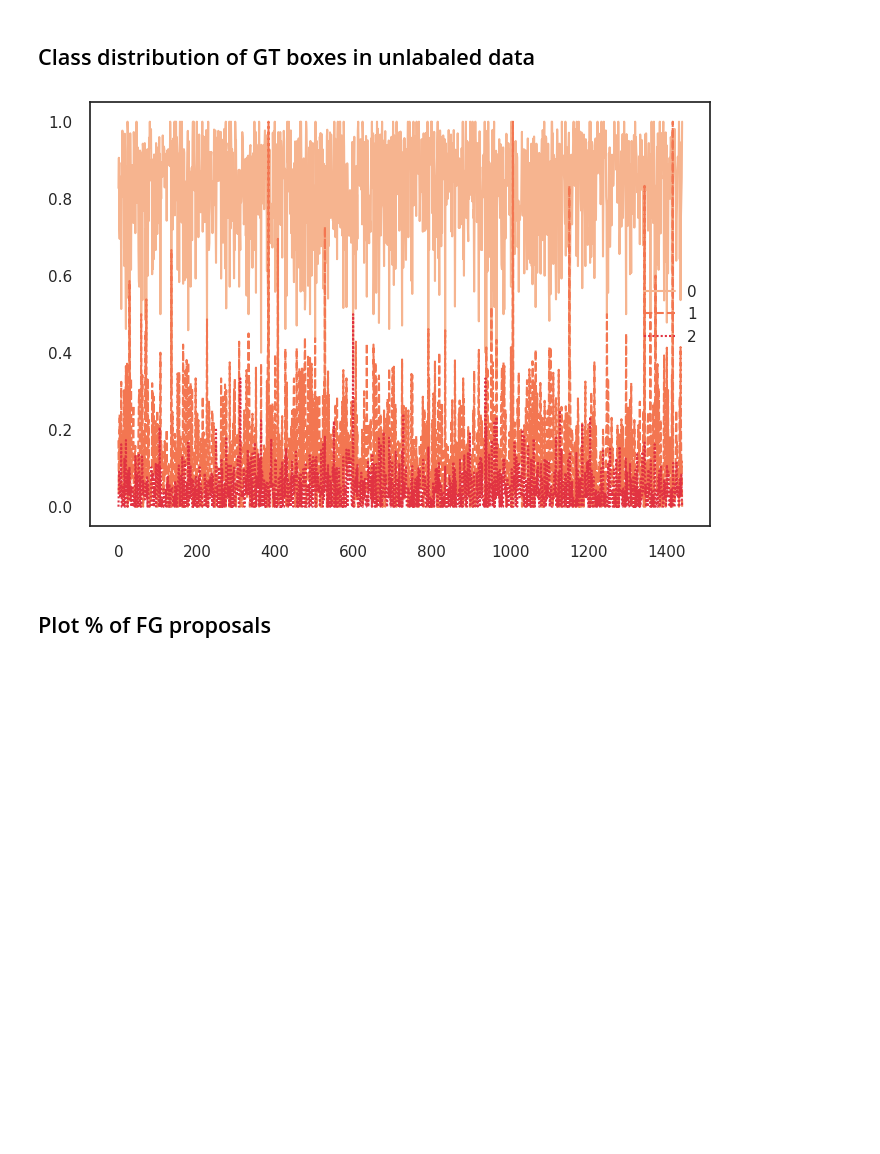
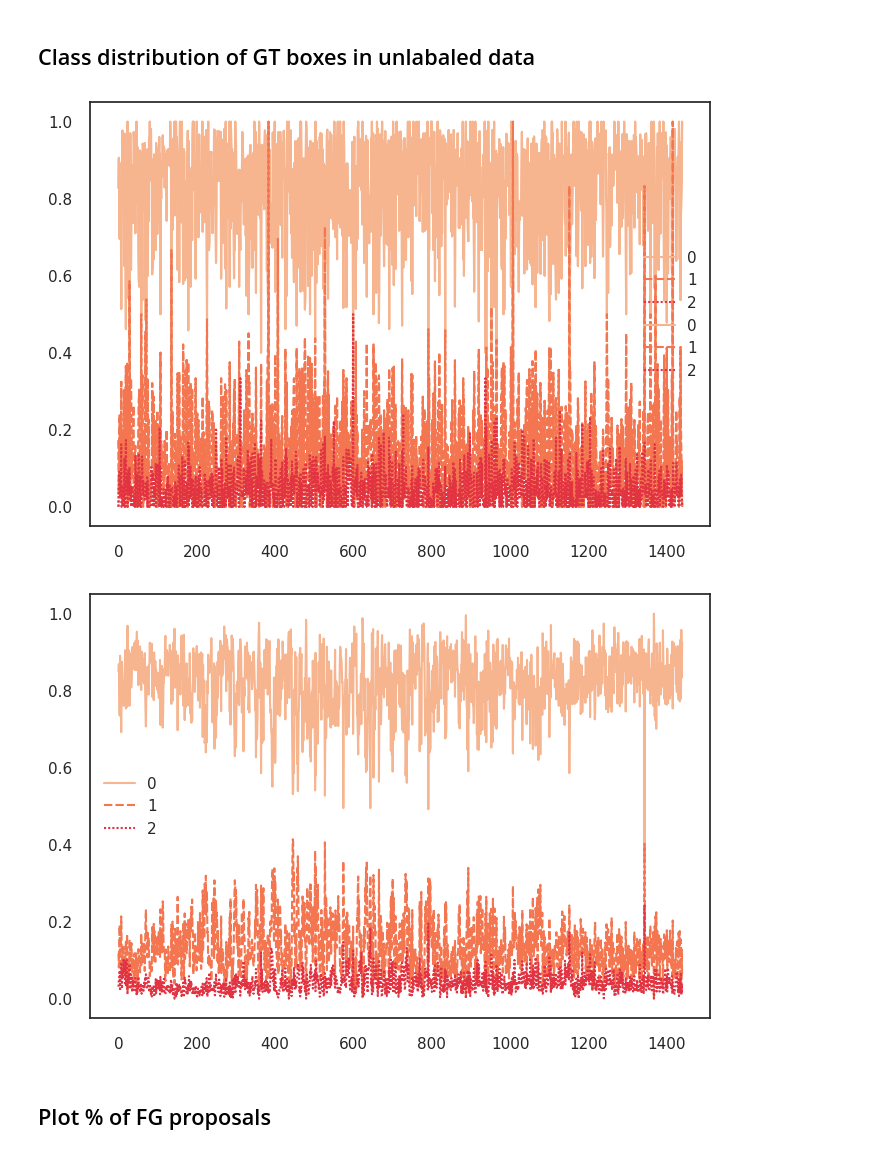
Before and after one commit to shashankag14/OpenPCDet, a Jupyter notebook: tools/tb_metrics.ipynb, the cells around one changed output. Cells and saved outputs as stored; diff of their text form; code cells hidden in the pictures; blank space fills up the shorter version.

Commit message:
Add cls distribution plot

```diff
--- a/tools/tb_metrics.ipynb
+++ b/tools/tb_metrics.ipynb
@@ -42,20 +42,30 @@ sns.set_theme(style="ticks", palette="rocket_r", rc={
 # %%
 import torch
 exp_id_ab1_ours, exp_name_ab1_ours = "o7fRMElwRAKv6boGQb29FQ", "rev-uc-bg_bs8_split_1_1_trial_1_293070a"
 df = pd.read_csv(f"metrics_{exp_name_ab1_ours}.csv")
 l = []
+m = []
 num_to_class = {1:'Car', 2:'Pedestrian', 3:'Cyclist'}
 for cls_idx in list(num_to_class.keys()):
     x = df[df.run==('tensorboard/rcnn_roi_pl_gt_metrics_cls/num_gt_boxes/' + num_to_class[cls_idx])].reset_index().value.tolist()
+    y = df[df.run==('tensorboard/rcnn_roi_pl_gt_metrics_cls/num_pred_boxes/' + num_to_class[cls_idx])].reset_index().value.tolist()
     l.append(x)
+    m.append(y)
 l = torch.Tensor(l).transpose(0,1)
 l_sum = torch.sum(l, dim=1).unsqueeze(-1).repeat(1,3)
-final = torch.div(l, l_sum)#.transpose(0,1)
-final_df = pd.DataFrame(final.numpy())
-g = sns.lineplot(final_df)
+final_gt = torch.div(l, l_sum)
+final_gt_df = pd.DataFrame(final_gt.numpy())
+g = sns.lineplot(final_gt_df)
 plt.show()
+m = torch.Tensor(m).transpose(0,1)
+m_sum = torch.sum(m, dim=1).unsqueeze(-1).repeat(1,3)
+final_pred = torch.div(m, m_sum)
+final_pred_df = pd.DataFrame(final_pred.numpy())
+h = sns.lineplot(final_pred_df)
+plt.show()
 # %% [output]
-[figure, old version]
+[figure, new version]
+[figure, added]
 # %% [markdown]
 ## Plot % of FG proposals
 # %%
```
